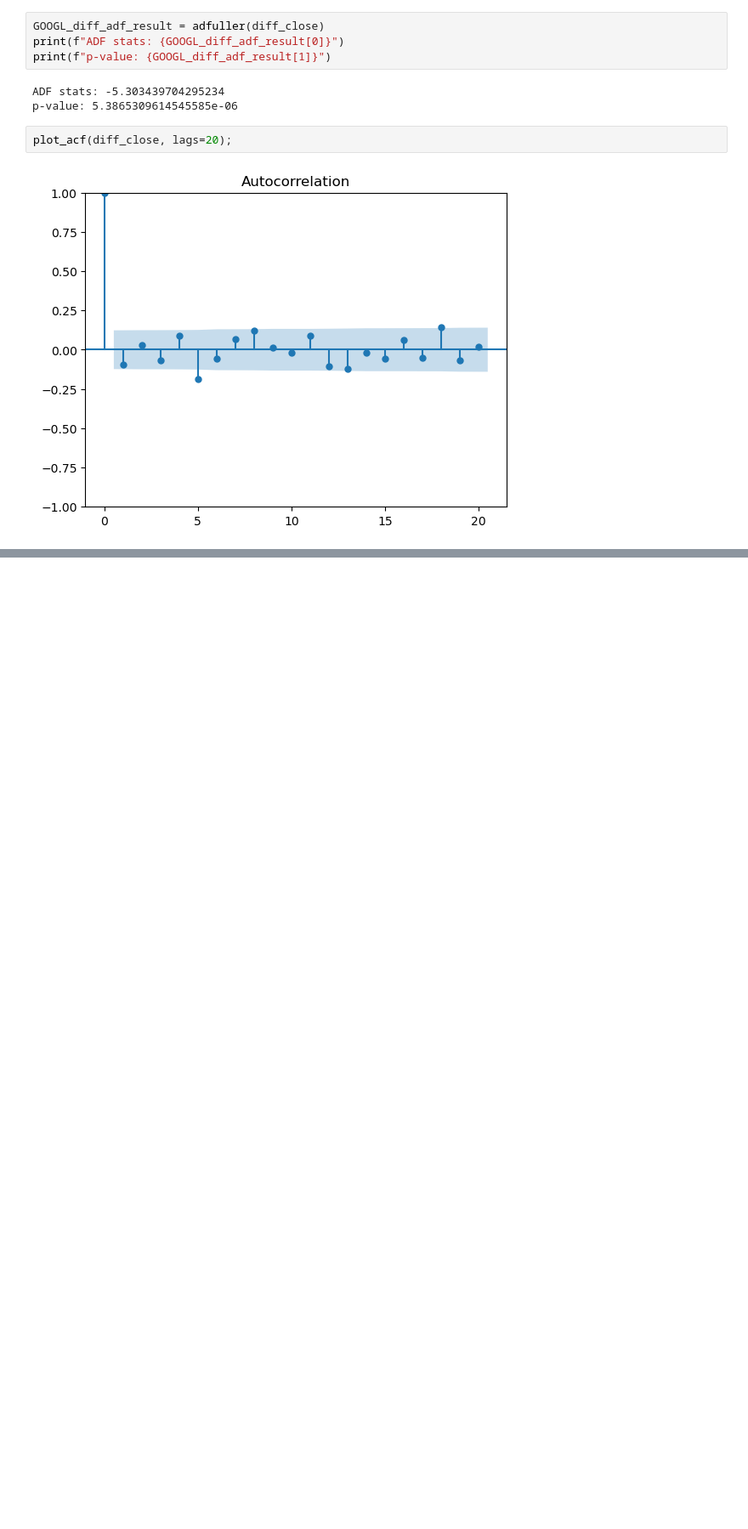
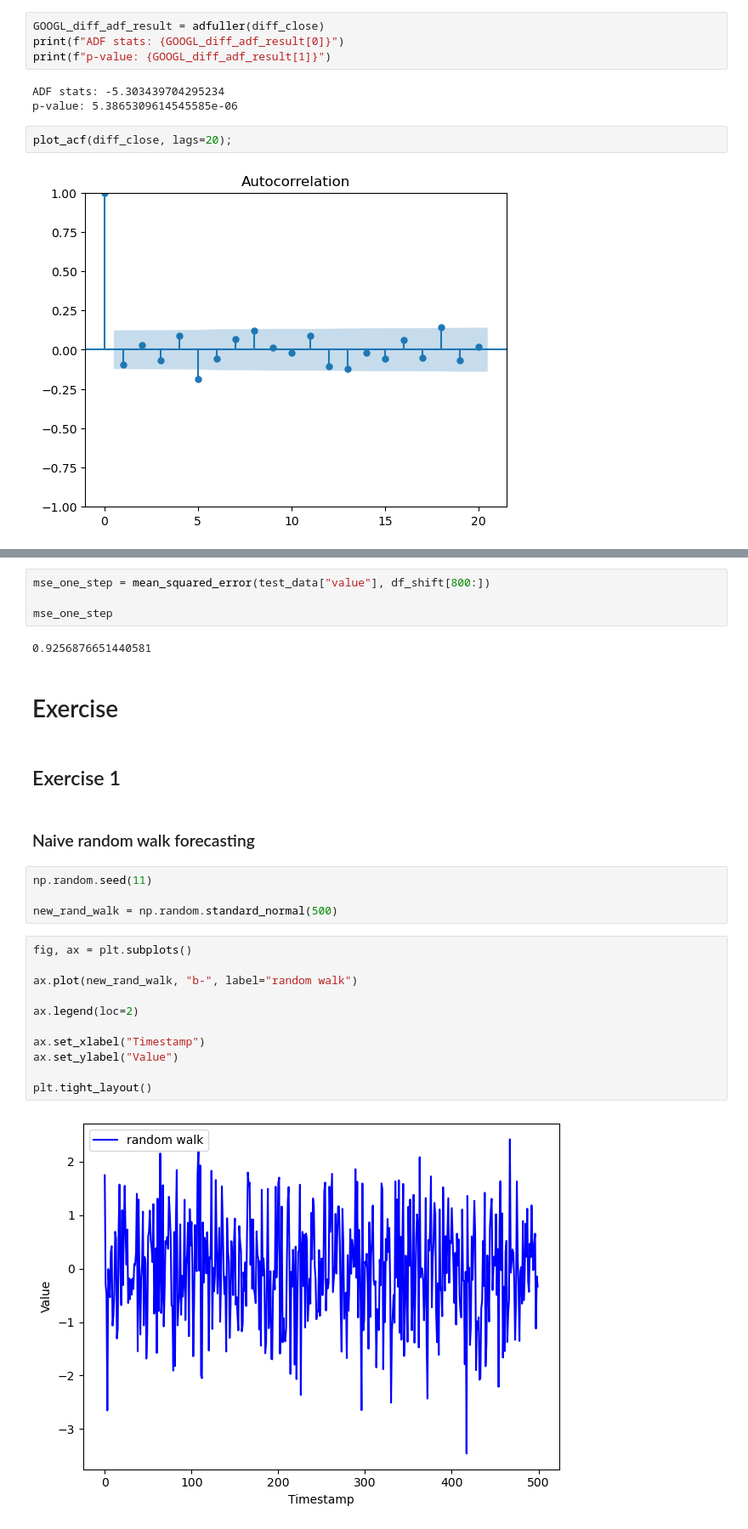
Before and after one commit to Alexa201228/timeseriesPracticeML, a Jupyter notebook: RandomWalk.ipynb, the cells around one changed output, grey strips where cells are left out. Shown: that part at 85% size. Drawn from its saved outputs; the diff is of its cells as text; blank space fills up the shorter version.

```diff
--- a/RandomWalk.ipynb
+++ b/RandomWalk.ipynb
@@ -112,0 +235,29 @@ plot_acf(diff_close, lags=20);
+# %%
+mse_one_step = mean_squared_error(test_data["value"], df_shift[800:])
+
+mse_one_step
+# %% [output]
+0.9256876651440581
+# %% [markdown]
+# Exercise
+# %% [markdown]
+## Exercise 1
+# %% [markdown]
+### Naive random walk forecasting
+# %%
+np.random.seed(11)
+
+new_rand_walk = np.random.standard_normal(500)
+# %%
+fig, ax = plt.subplots()
+
+ax.plot(new_rand_walk, "b-", label="random walk")
+
+ax.legend(loc=2)
+
+ax.set_xlabel("Timestamp")
+ax.set_ylabel("Value")
+
+plt.tight_layout()
+# %% [output]
+[figure, added]
```
Also changed, not shown: parts of 24 cells of this notebook.
